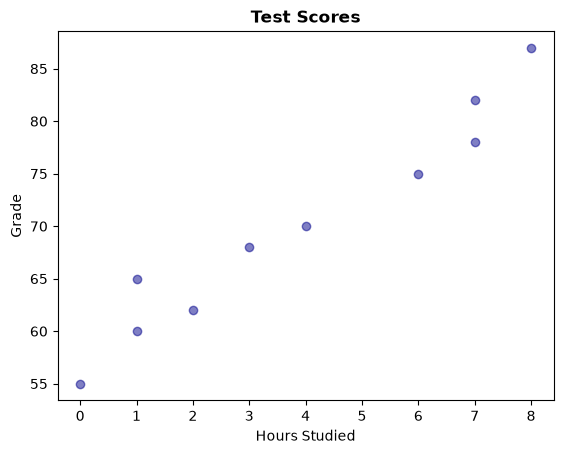
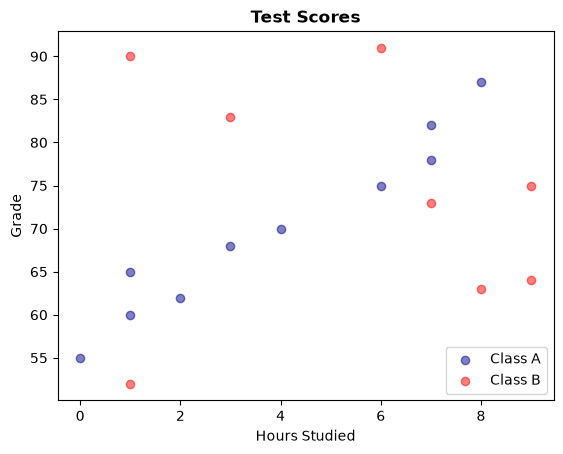
Unified diff of the notebook cell whose output changed from the first chart to the second:
--- before
+++ after
@@ -2,7 +2,14 @@
 sca_y = np.array([55, 60, 65, 62, 68, 70, 75, 78, 82, 87]) # Grades
 
-plt.scatter(sca_x, sca_y, color="darkblue", alpha=0.5)
+sca_x1 = np.array([np.random.randint(1,10) for i in range(8)])
+sca_y1 = np.array([np.random.randint(50,100) for i in range(8)])
+
+plt.scatter(sca_x, sca_y, color="darkblue", alpha=0.5, label="Class A")
 plt.xlabel("Hours Studied")
 plt.ylabel("Grade")
 plt.title("Test Scores", fontweight="bold")
+
+
+plt.scatter(sca_x1, sca_y1, color="red", alpha=0.5, label="Class B")
+plt.legend()
 plt.show()

Commit: finish 3 important libs for ML